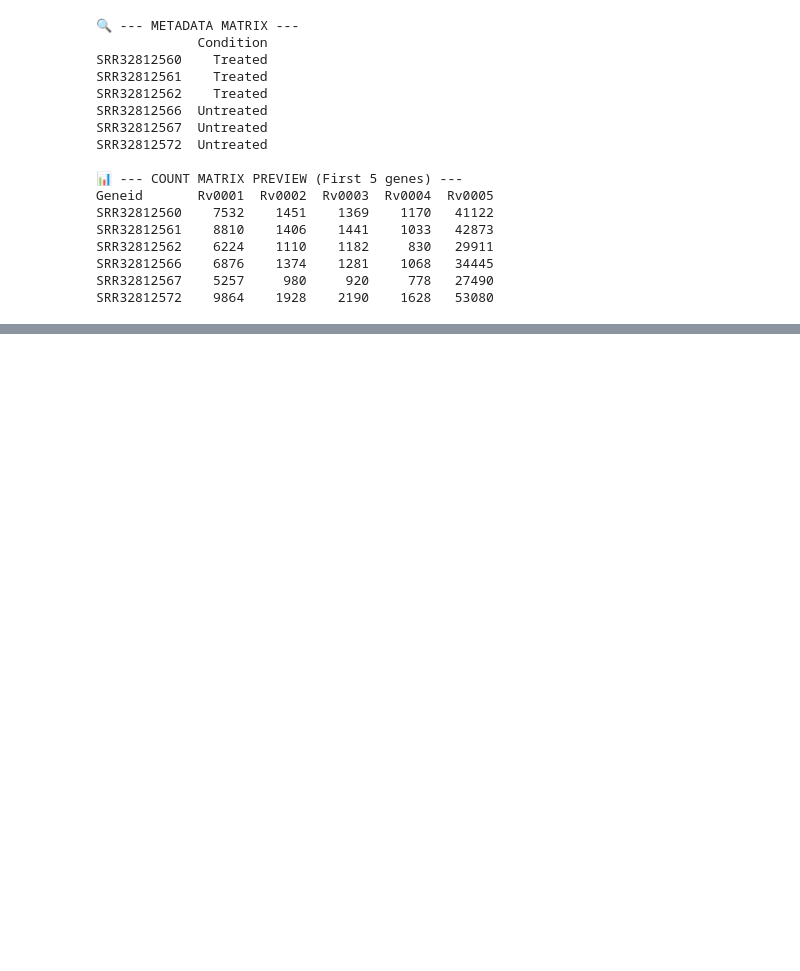
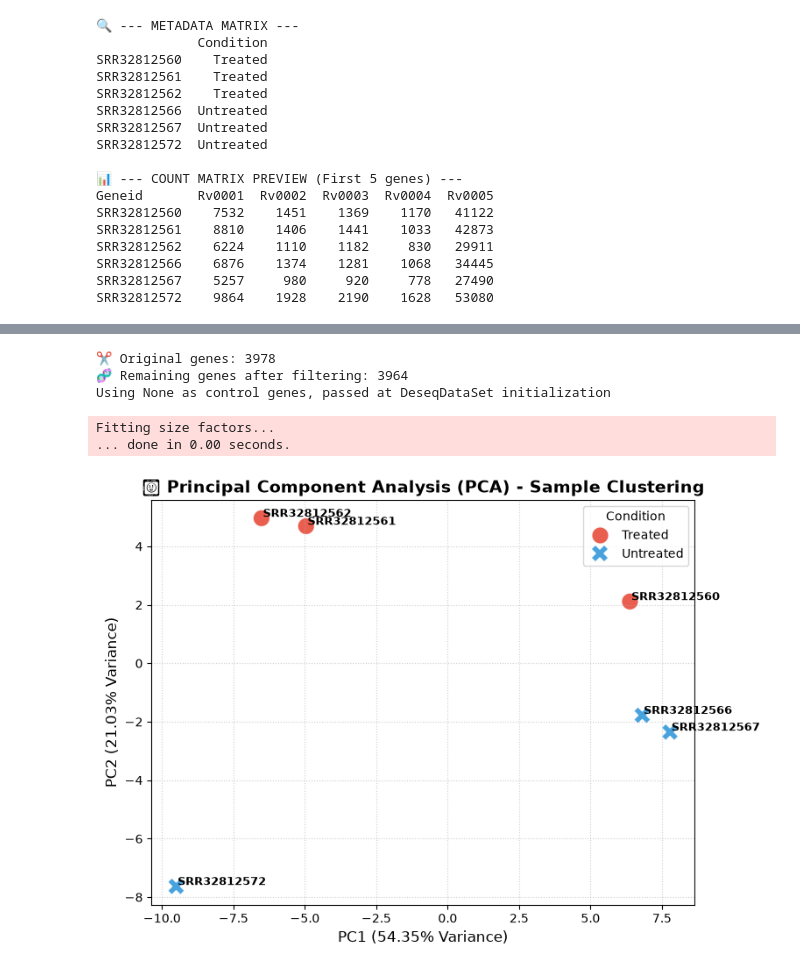
Before and after one commit to refmyoussef-source/Mycobacterium_tuberculosis_RNA-Seq, a Jupyter notebook: 05_differential_expression.ipynb, the cells around one changed output, grey strips where cells are left out. Saved outputs shown, nothing was run; the diff lists cells and outputs as text; code cells hidden in the pictures; blank space fills up the shorter version.

Commit message:
Add Pre-filtering & Exploratory Data Analysis (PCA)

```diff
--- a/05_differential_expression.ipynb
+++ b/05_differential_expression.ipynb
@@ -61,0 +69,57 @@ SRR32812572    9864    1928    2190    1628   53080
+# %%
+from pydeseq2.dds import DeseqDataSet
+from sklearn.decomposition import PCA
+import matplotlib.pyplot as plt
+import seaborn as sns
+
+# 1. Pre-filtering: Keep genes with a total sum of 10 or more reads across all 6 samples
+genes_to_keep = count_matrix.columns[count_matrix.sum(axis=0) >= 10]
+filtered_counts = count_matrix[genes_to_keep]
+print(f"✂️ Original genes: {count_matrix.shape[1]}")
+print(f"🧬 Remaining genes after filtering: {filtered_counts.shape[1]}")
+
+# 2. Initialize DeseqDataSet to estimate Size Factors for normalization
+dds = DeseqDataSet(
+    counts=filtered_counts,
+    metadata=metadata,
+    design_factors="Condition"
+)
+dds.fit_size_factors()
+
+normalized_counts = filtered_counts.div(dds.obs['size_factors'], axis=0)
+log_counts = np.log2(normalized_counts + 1)
+
+# 3. Compute PCA (reducing dimensions to PC1 and PC2)
+pca = PCA(n_components=2)
+pca_results = pca.fit_transform(log_counts)
+var_exp = pca.explained_variance_ratio_ * 100  # Percentage of variance explained
+
+# Create a clean DataFrame for plotting
+pca_df = pd.DataFrame(pca_results, columns=['PC1', 'PC2'], index=count_matrix.index)
+pca_df['Condition'] = metadata['Condition']
+
+# 4. Plot the PCA
+plt.figure(figsize=(8, 6))
+colors = {'Treated': '#e74c3c', 'Untreated': '#3498db'} # Red for Treated, Blue for Untreated
+
+sns.scatterplot(
+    data=pca_df, x='PC1', y='PC2', hue='Condition', style='Condition',
+    s=200, palette=colors, alpha=0.9
+)
+
+# Label each point with its Sample ID (SRR...)
+for sample in pca_df.index:
+    plt.text(pca_df.loc[sample, 'PC1'] + 0.05, pca_df.loc[sample, 'PC2'] + 0.05, sample, fontsize=9, weight='bold')
+
+plt.title('🧬 Principal Component Analysis (PCA) - Sample Clustering', fontsize=14, weight='bold')
+plt.xlabel(f'PC1 ({var_exp[0]:.2f}% Variance)', fontsize=12)
+plt.ylabel(f'PC2 ({var_exp[1]:.2f}% Variance)', fontsize=12)
+plt.grid(True, linestyle=':', alpha=0.6)
+plt.show()
+# %% [output]
+✂️ Original genes: 3978
+🧬 Remaining genes after filtering: 3964
+Using None as control genes, passed at DeseqDataSet initialization
+Fitting size factors...
+... done in 0.00 seconds.
+[figure, added]
```
Also changed, not shown: parts of 1 cell of this notebook.
